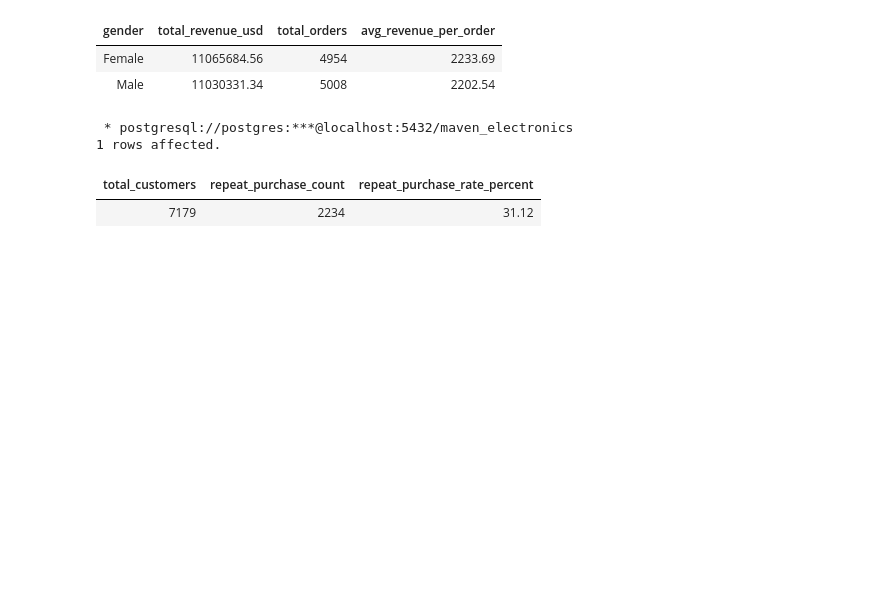
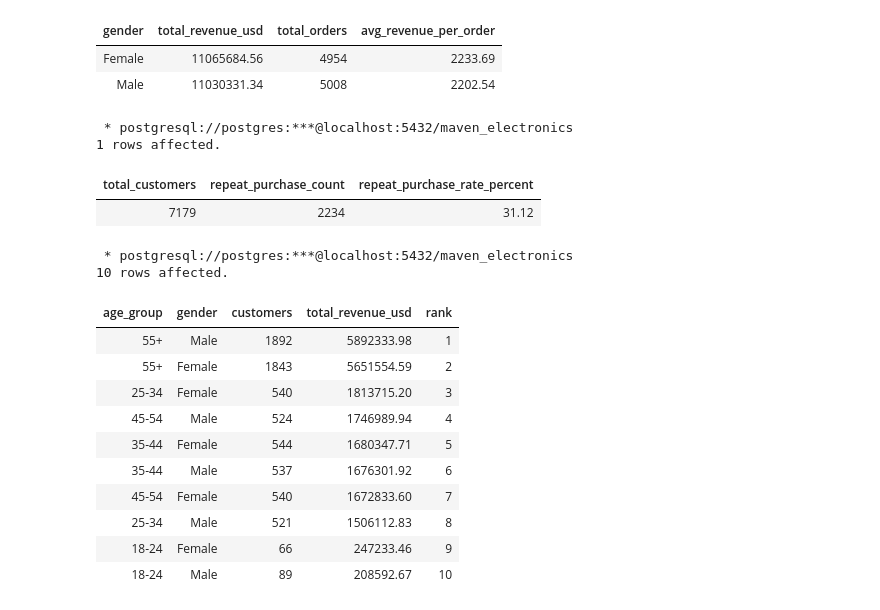
Before and after one commit to Ronald116/Data-Analysis-Projects, a Jupyter notebook: Maven_Global_Electronics_Retailer/global_electronics_retail_analysis.ipynb, the cells around one changed output. Drawn from its saved outputs; the diff is of its cells as text; code cells hidden in the pictures; blank space fills up the shorter version.

Commit message:
demo age group added

```diff
--- a/Maven_Global_Electronics_Retailer/global_electronics_retail_analysis.ipynb
+++ b/Maven_Global_Electronics_Retailer/global_electronics_retail_analysis.ipynb
@@ -801,3 +801,65 @@ FROM
 1 rows affected.
 | total_customers | repeat_purchase_count | repeat_purchase_rate_percent |
 | 7179 | 2234 | 31.12 |
+# %%
+%%sql
+-- Customer demographics: Age bucket
+
+WITH customer_age AS (
+    SELECT
+        c.customerkey,
+        c.gender,
+        EXTRACT(year FROM age(NOW(), birthday)) AS age,
+        CASE
+            WHEN EXTRACT(year FROM AGE(NOW(), birthday)) < 25 THEN '18-24'
+            WHEN EXTRACT(year FROM AGE(NOW(), birthday)) BETWEEN 25 AND 34 THEN '25-34'
+            WHEN EXTRACT(year FROM AGE(NOW(), birthday)) BETWEEN 35 AND 44 THEN '35-44'
+            WHEN EXTRACT(year FROM AGE(NOW(), birthday)) BETWEEN 45 AND 54 THEN '45-54'
+            WHEN EXTRACT(year FROM AGE(NOW(), birthday)) >= 55 THEN '55+'
+            ELSE 'Unknown'
+        END AS age_group
+    FROM
+        customers c
+    WHERE c.birthday IS NOT NULL
+),
+demo_revenue AS (
+    SELECT
+        ca.age_group,
+        ca.gender,
+        COUNT(DISTINCT s.customerkey) AS customers,
+        ROUND(
+            SUM(s.quantity * p.unit_price_usd / e.exchange), 2
+        ) AS total_revenue_usd
+    FROM sales s
+    INNER JOIN products p
+    ON s.productkey = p.productkey
+    INNER JOIN exchange_rates e
+    ON s.currency_code = e.currency AND s.order_date = e.date
+    INNER JOIN customer_age ca
+    ON s.customerkey = ca.customerkey
+    GROUP BY ca.age_group, ca.gender
+)
+
+SELECT
+    age_group,
+    gender,
+    customers,
+    total_revenue_usd,
+    RANK() OVER (ORDER BY total_revenue_usd DESC) AS rank
+FROM
+    demo_revenue
+ORDER BY total_revenue_usd DESC;
+# %% [output]
+ * postgresql://postgres:***@localhost:5432/maven_electronics
+10 rows affected.
+| age_group | gender | customers | total_revenue_usd | rank |
+| 55+ | Male | 1892 | 5892333.98 | 1 |
+| 55+ | Female | 1843 | 5651554.59 | 2 |
+| 25-34 | Female | 540 | 1813715.20 | 3 |
+| 45-54 | Male | 524 | 1746989.94 | 4 |
+| 35-44 | Female | 544 | 1680347.71 | 5 |
+| 35-44 | Male | 537 | 1676301.92 | 6 |
+| 45-54 | Female | 540 | 1672833.60 | 7 |
+| 25-34 | Male | 521 | 1506112.83 | 8 |
+| 18-24 | Female | 66 | 247233.46 | 9 |
+| 18-24 | Male | 89 | 208592.67 | 10 |
```
